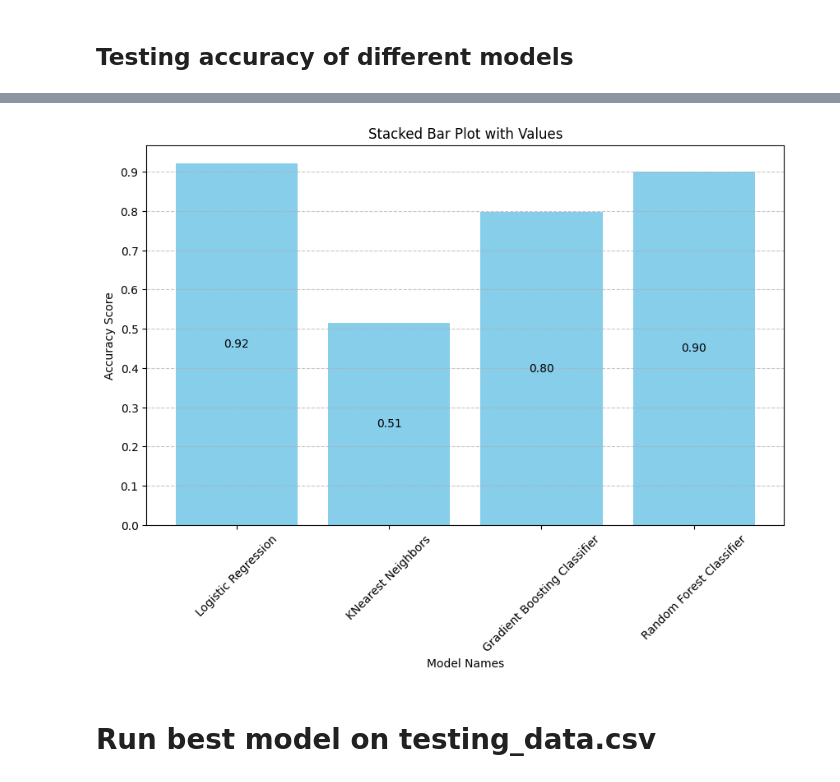
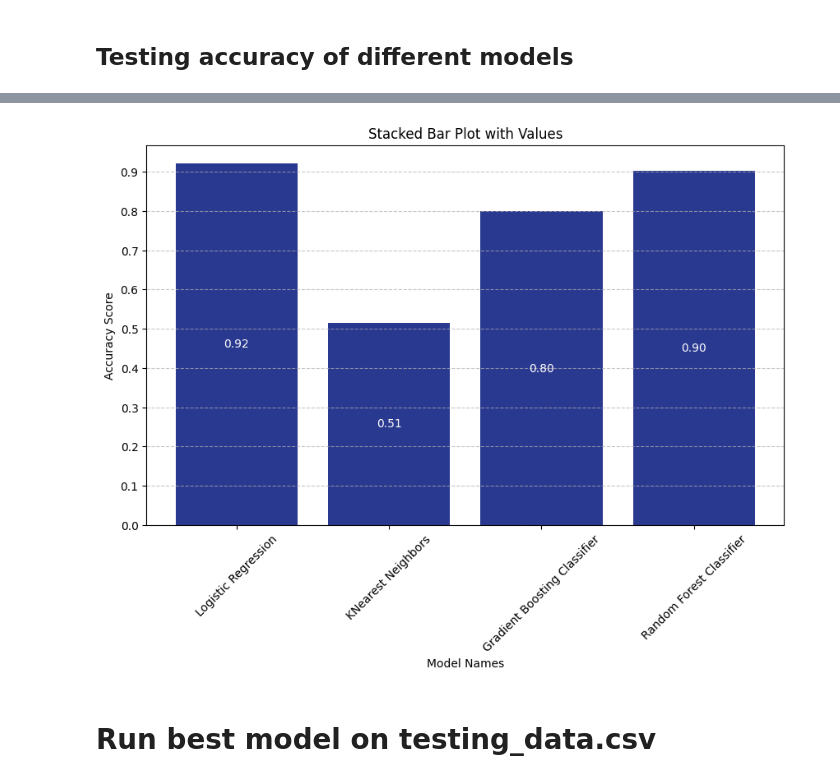
Before and after one commit to Bumbledebee/NLP-Project, a Jupyter notebook: notebook/main.ipynb, the cells around one changed output, grey strips where cells are left out. Saved outputs shown, nothing was run; the diff lists cells and outputs as text; code cells hidden in the pictures.

```diff
--- a/notebook/main.ipynb
+++ b/notebook/main.ipynb
@@ -311,30 +320,30 @@ Random Forest Classifier Score: 0.9014
 # %%
 # Data for the stacked bar plot
 model_name = ['Logistic Regression', 'KNearest Neighbors', 'Gradient Boosting Classifier', 'Random Forest Classifier']
 score = [log_reg_score, knn_score, gbc_score, rfc_score]
 
 # Create a stacked bar plot
 plt.figure(figsize=(10, 6))
-bars = plt.bar(model_name, score, color='skyblue')
+bars = plt.bar(model_name, score, color='#2a3990')
 
 # Add grid
 plt.grid(axis='y', linestyle='--', alpha=0.7)
 
 # Annotate score in the center of the bars
 for bar in bars:
     height = bar.get_height()
-    plt.text(bar.get_x() + bar.get_width() / 2, height / 2, f'{height:.2f}', ha='center', va='center', color='black')
+    plt.text(bar.get_x() + bar.get_width() / 2, height / 2, f'{height:.2f}', ha='center', va='center', color='white')
 
 plt.yticks(np.arange(0, max(score), 0.1))
 
 # Add labels and title
 plt.title('Stacked Bar Plot with Values')
 plt.xlabel('Model Names')
 plt.ylabel('Accuracy Score')
 plt.xticks(rotation=45)
 plt.show()
 # %% [output]
-[figure, old version]
+[figure, new version]
 # %% [markdown]
 # Run best model on testing_data.csv
 # %%
```
Also changed, not shown: parts of 8 cells of this notebook, 6 other files.
